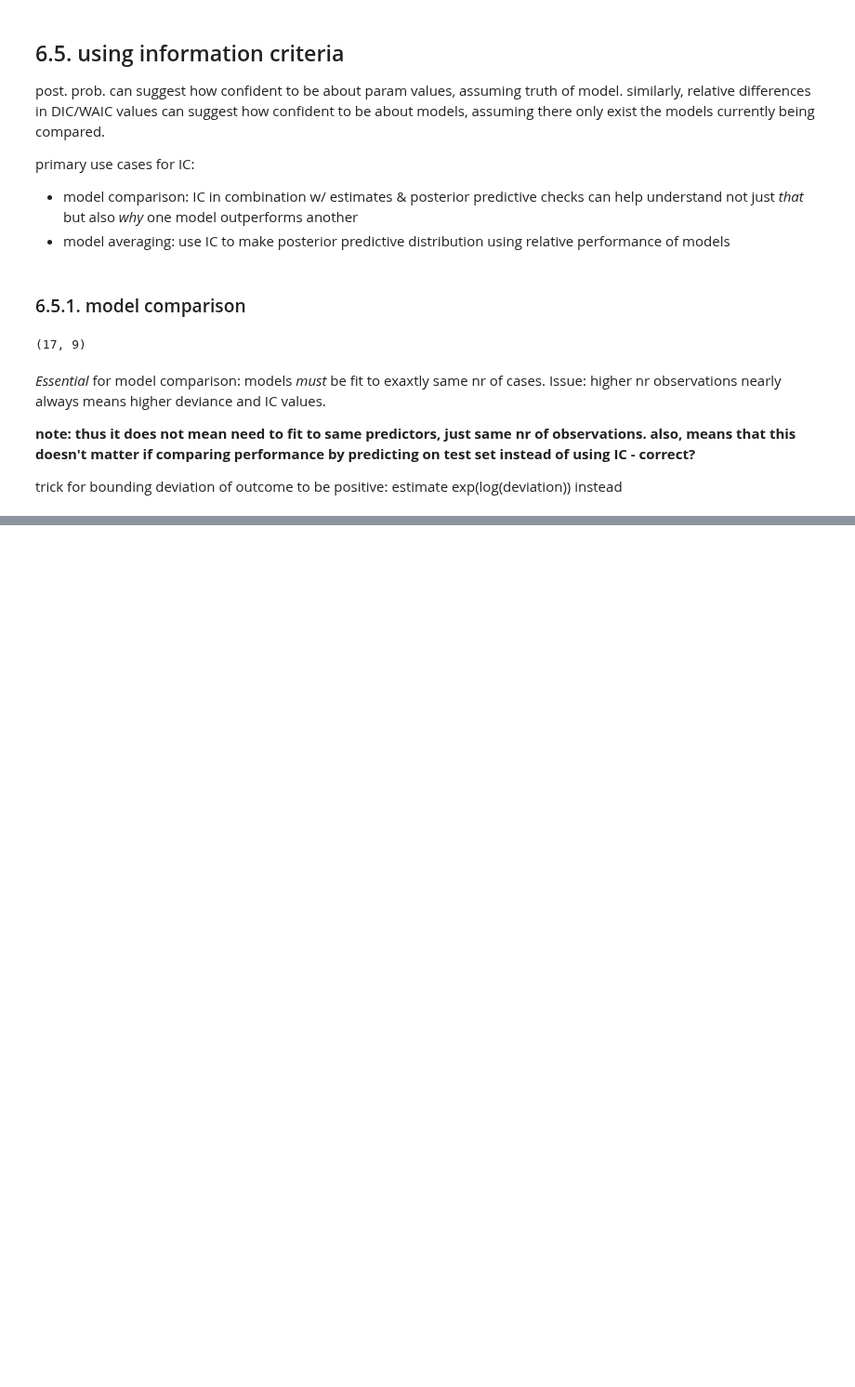
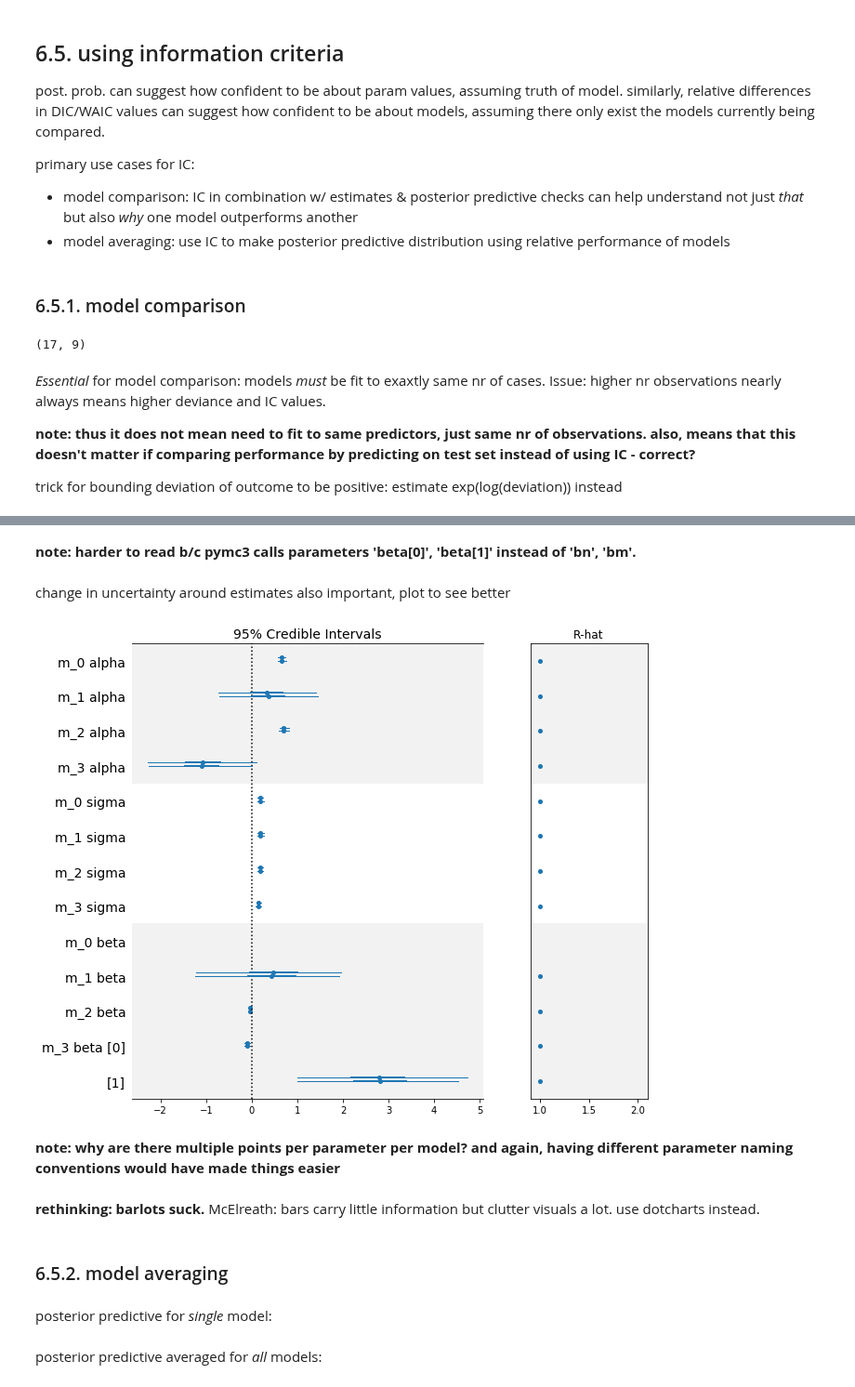
Before and after one commit to nwweber/statistical_rethinking, a Jupyter notebook: chapter_06_overfitting_regularization_and_information_criteria.ipynb, the cells around one changed output, grey strips where cells are left out. Shown at 93% size. Drawn from its saved outputs; the diff is of its cells as text; code cells hidden in the pictures; blank space fills up the shorter version.

```diff
--- a/chapter_06_overfitting_regularization_and_information_criteria.ipynb
+++ b/chapter_06_overfitting_regularization_and_information_criteria.ipynb
@@ -519,0 +684,22 @@ sigma_start = np.log(d.kcal_per_g.std())
+# %% [markdown]
+**note: harder to read b/c pymc3 calls parameters 'beta[0]', 'beta[1]' instead of 'bn', 'bm'.**
+# %% [markdown]
+change in uncertainty around estimates also important, plot to see better
+# %%
+# Code 6.28
+
+traces = [trace_m6_11, trace_m6_12, trace_m6_13, trace_m6_14]
+models = [m6_11, m6_12, m6_13, m6_14]
+
+plt.figure(figsize=(10, 8))
+pm.forestplot(traces, plot_kwargs={'fontsize':14});
+# %% [output]
+[figure, added]
+# %% [markdown]
+**note: why are there multiple points per parameter per model? and again, having different parameter naming conventions would have made things easier**
+# %% [markdown]
+**rethinking: barlots suck.** McElreath: bars carry little information but clutter visuals a lot. use dotcharts instead.
+# %% [markdown]
+### 6.5.2. model averaging
+# %% [markdown]
+posterior predictive for *single* model:
@@ -519,0 +716,2 @@ sigma_start = np.log(d.kcal_per_g.std())
+# %% [markdown]
+posterior predictive averaged for *all* models:
```
Also changed, not shown: parts of 23 cells of this notebook.
